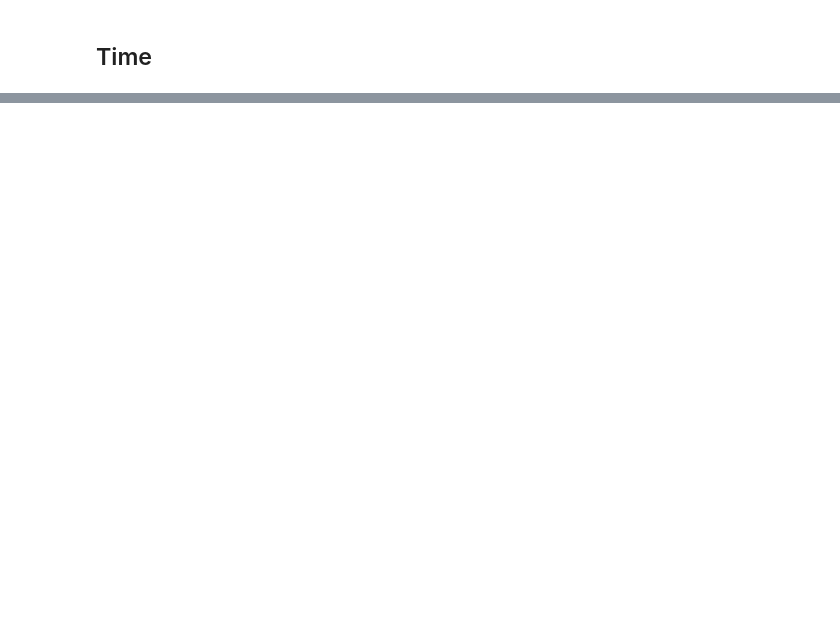
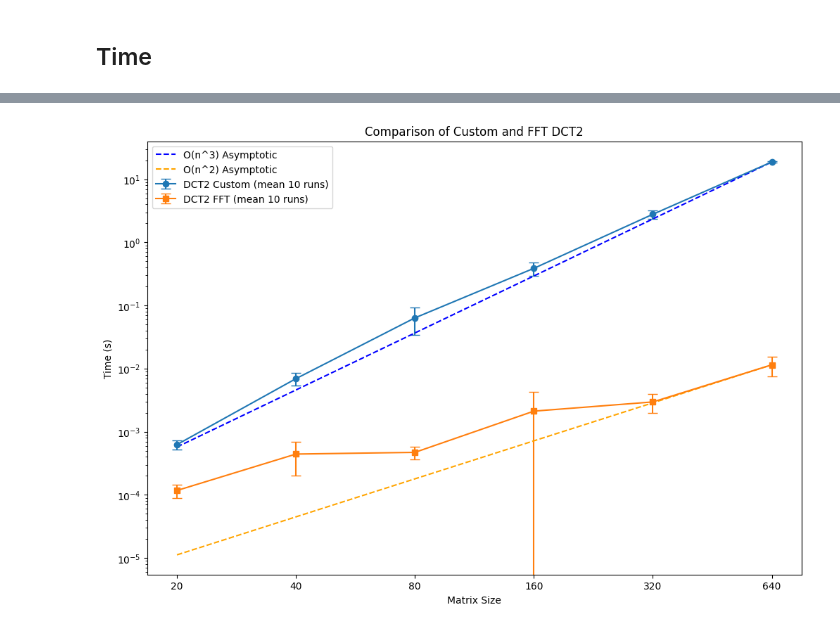
Before and after one commit to simone-vendramini/metodi_calcolo_scientifico, a Jupyter notebook: compare_results_2.ipynb, the cells around one changed output, grey strips where cells are left out. Drawn from its saved outputs; the diff is of its cells as text; code cells hidden in the pictures; blank space fills up the shorter version.

```diff
--- a/compare_results_2.ipynb
+++ b/compare_results_2.ipynb
@@ -10,7 +10,7 @@ def read_json_file(file_name):
     return data
 # %%
 path = './results_2/'
-sizes_matrix = [10, 20, 40, 80, 160, 320, 640]
+sizes_matrix = [20, 40, 80, 160, 320, 640]
 all_data = {}
 for size in sizes_matrix:
     file_name = str(size) + '_dct2.json'
@@ -117,0 +70,37 @@ plt.show()
+# %%
+import numpy as np
+import matplotlib.pyplot as plt
+
+# Dati
+sizes = [all_data[key]['sizes'] for key in all_data]
+custom_means = [all_data[key]['custom_mean'] for key in all_data]
+custom_stds = [all_data[key]['custom_std'] for key in all_data]
+fft_means = [all_data[key]['fft_mean'] for key in all_data]
+fft_stds = [all_data[key]['fft_std'] for key in all_data]
+
+# Calcolo degli asintotici
+sizes_array = np.array(sizes)
+asymptotic_custom = sizes_array**3
+asymptotic_fft = sizes_array**2
+
+# Normalizzazione per una migliore visualizzazione
+asymptotic_custom_normalized = asymptotic_custom / np.max(asymptotic_custom) * np.max(custom_means)
+asymptotic_fft_normalized = asymptotic_fft / np.max(asymptotic_fft) * np.max(fft_means)
+
+# Grafico
+fig, ax = plt.subplots(figsize=(12, 8))
+ax.errorbar(range(len(sizes)), custom_means, yerr=custom_stds, marker='o', capsize=5, label='DCT2 Custom (mean 10 runs)')
+ax.errorbar(range(len(sizes)), fft_means, yerr=fft_stds, marker='s', capsize=5, label='DCT2 FFT (mean 10 runs)')
+ax.plot(range(len(sizes)), asymptotic_custom_normalized, label='O(n^3) Asymptotic', linestyle='--', color='blue')
+ax.plot(range(len(sizes)), asymptotic_fft_normalized, label='O(n^2) Asymptotic', linestyle='--', color='orange')
+ax.set_yscale('log')
+ax.set_xticks(range(len(sizes)))
+ax.set_xticklabels(sizes)
+ax.set_xlabel('Matrix Size')
+ax.set_ylabel('Time (s)')
+ax.set_title('Comparison of Custom and FFT DCT2')
+ax.legend()
+
+plt.show()
+# %% [output]
+[figure, added]
```
Also changed, not shown: parts of 2 cells of this notebook, 2 other files.
